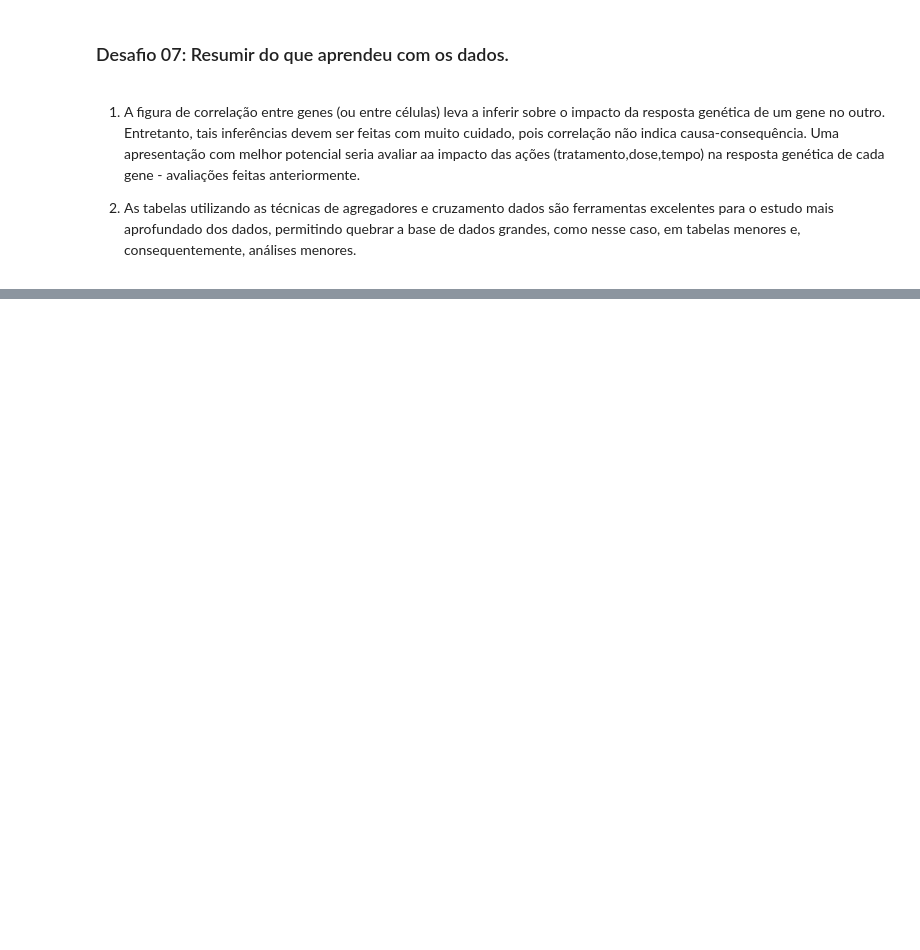
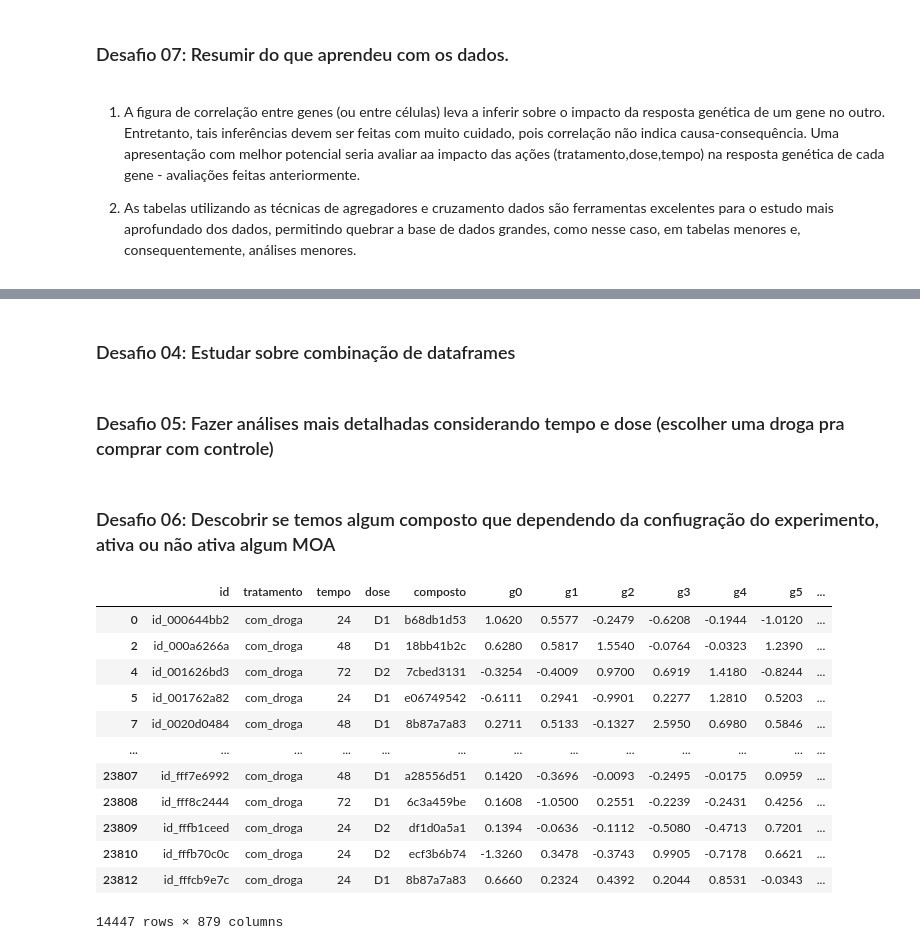
Before and after one commit to abasilio91/imersao_alura, a Jupyter notebook: imersaoAlura.ipynb, the cells around one changed output, grey strips where cells are left out. Cells and saved outputs as stored; diff of their text form; code cells hidden in the pictures; blank space fills up the shorter version.

```diff
--- a/imersaoAlura.ipynb
+++ b/imersaoAlura.ipynb
@@ -622,0 +799,22 @@ sns.heatmap(gxc, mask=mask, cmap=cmap, center=0,
+# %% [markdown]
+### Desafio 04: Estudar sobre combinação de dataframes
+# %% [markdown]
+### Desafio 05: Fazer análises mais detalhadas considerando tempo e dose (escolher uma droga pra comprar com controle)
+# %% [markdown]
+### Desafio 06: Descobrir se temos algum composto que dependendo da confiugração do experimento, ativa ou não ativa algum MOA
+# %%
+dados_combinados.query('n_moa >= 1') # experimentos que ativaram pelo menos um MOA
+# %% [output]
+|  | id | tratamento | tempo | dose | composto | g0 | g1 | g2 | g3 | g4 | g5 | ... |
+| 0 | id_000644bb2 | com_droga | 24 | D1 | b68db1d53 | 1.0620 | 0.5577 | -0.2479 | -0.6208 | -0.1944 | -1.0120 | ... |
+| 2 | id_000a6266a | com_droga | 48 | D1 | 18bb41b2c | 0.6280 | 0.5817 | 1.5540 | -0.0764 | -0.0323 | 1.2390 | ... |
+| 4 | id_001626bd3 | com_droga | 72 | D2 | 7cbed3131 | -0.3254 | -0.4009 | 0.9700 | 0.6919 | 1.4180 | -0.8244 | ... |
+| 5 | id_001762a82 | com_droga | 24 | D1 | e06749542 | -0.6111 | 0.2941 | -0.9901 | 0.2277 | 1.2810 | 0.5203 | ... |
+| 7 | id_0020d0484 | com_droga | 48 | D1 | 8b87a7a83 | 0.2711 | 0.5133 | -0.1327 | 2.5950 | 0.6980 | 0.5846 | ... |
+| ... | ... | ... | ... | ... | ... | ... | ... | ... | ... | ... | ... | ... |
+| 23807 | id_fff7e6992 | com_droga | 48 | D1 | a28556d51 | 0.1420 | -0.3696 | -0.0093 | -0.2495 | -0.0175 | 0.0959 | ... |
+| 23808 | id_fff8c2444 | com_droga | 72 | D1 | 6c3a459be | 0.1608 | -1.0500 | 0.2551 | -0.2239 | -0.2431 | 0.4256 | ... |
+| 23809 | id_fffb1ceed | com_droga | 24 | D2 | df1d0a5a1 | 0.1394 | -0.0636 | -0.1112 | -0.5080 | -0.4713 | 0.7201 | ... |
+| 23810 | id_fffb70c0c | com_droga | 24 | D2 | ecf3b6b74 | -1.3260 | 0.3478 | -0.3743 | 0.9905 | -0.7178 | 0.6621 | ... |
+| 23812 | id_fffcb9e7c | com_droga | 24 | D1 | 8b87a7a83 | 0.6660 | 0.2324 | 0.4392 | 0.2044 | 0.8531 | -0.0343 | ... |
+14447 rows × 879 columns
```
Also changed, not shown: parts of 28 cells of this notebook.
